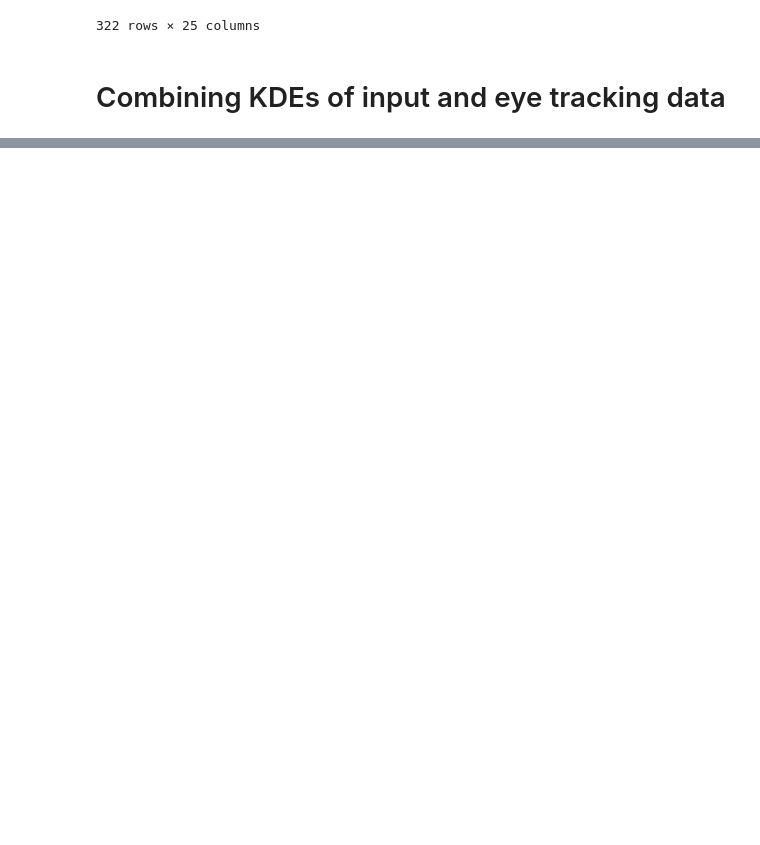
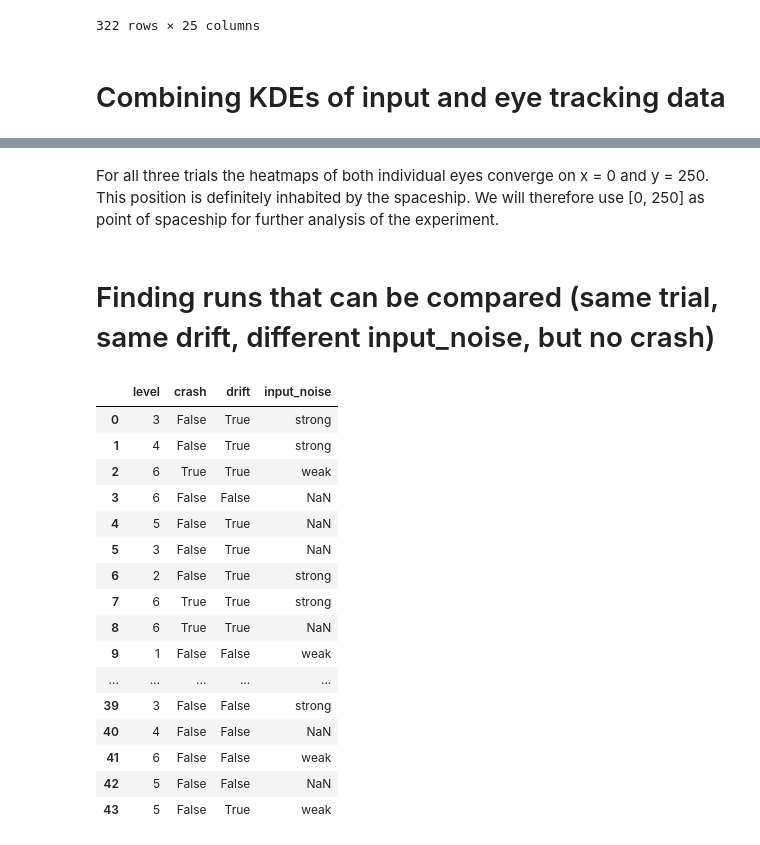
Before and after one commit to nilsheinrich/eye_movement_analysis_moonlander, a Jupyter notebook: data_analysis.ipynb, the cells around one changed output, grey strips where cells are left out. Drawn from its saved outputs; the diff is of its cells as text; code cells hidden in the pictures; blank space fills up the shorter version.

```diff
--- a/data_analysis.ipynb
+++ b/data_analysis.ipynb
@@ -321,0 +440,47 @@ for run in np.arange(N_run):
+# %% [markdown]
+For all three trials the heatmaps of both individual eyes converge on x = 0 and y = 250. This position is definitely inhabited by the spaceship. We will therefore use [0, 250] as point of spaceship for further analysis of the experiment.
+# %% [markdown]
+# Finding runs that can be compared (same trial, same drift, different input_noise, but no crash)
+# %%
+code="pilot4"
+
+N_run = 43
+
+levels = []
+crashs = []
+drifts = []
+input_noise_magnitudes = []
+
+for n_run in np.arange(N_run+1):
+    input_data = pd.read_csv(f'input_data/{code}_output_{n_run:0>2}.csv', index_col=False)
+    input_data = pre_process_input_data(input_data)
+    levels.append(input_data.iloc[-1].trial)
+    crashs.append(input_data.iloc[-1].collision)
+    drifts.append(input_data.iloc[-1].drift_enabled)
+    input_noise_magnitudes.append(input_data.iloc[-1].input_noise_magnitude)
+
+trial_config = pd.DataFrame(columns=['level', 'crash', 'drift', 'input_noise'])
+trial_config.level = levels
+trial_config.crash = crashs
+trial_config.drift = drifts
+trial_config.input_noise = input_noise_magnitudes
+
+trial_config
+# %% [output]
+|  | level | crash | drift | input_noise |
+| 0 | 3 | False | True | strong |
+| 1 | 4 | False | True | strong |
+| 2 | 6 | True | True | weak |
+| 3 | 6 | False | False | NaN |
+| 4 | 5 | False | True | NaN |
+| 5 | 3 | False | True | NaN |
+| 6 | 2 | False | True | strong |
+| 7 | 6 | True | True | strong |
+| 8 | 6 | True | True | NaN |
+| 9 | 1 | False | False | weak |
+| ... | ... | ... | ... | ... |
+| 39 | 3 | False | False | strong |
+| 40 | 4 | False | False | NaN |
+| 41 | 6 | False | False | weak |
+| 42 | 5 | False | False | NaN |
+| 43 | 5 | False | True | weak |
```
Also changed, not shown: parts of 10 cells of this notebook, 1 other file.
